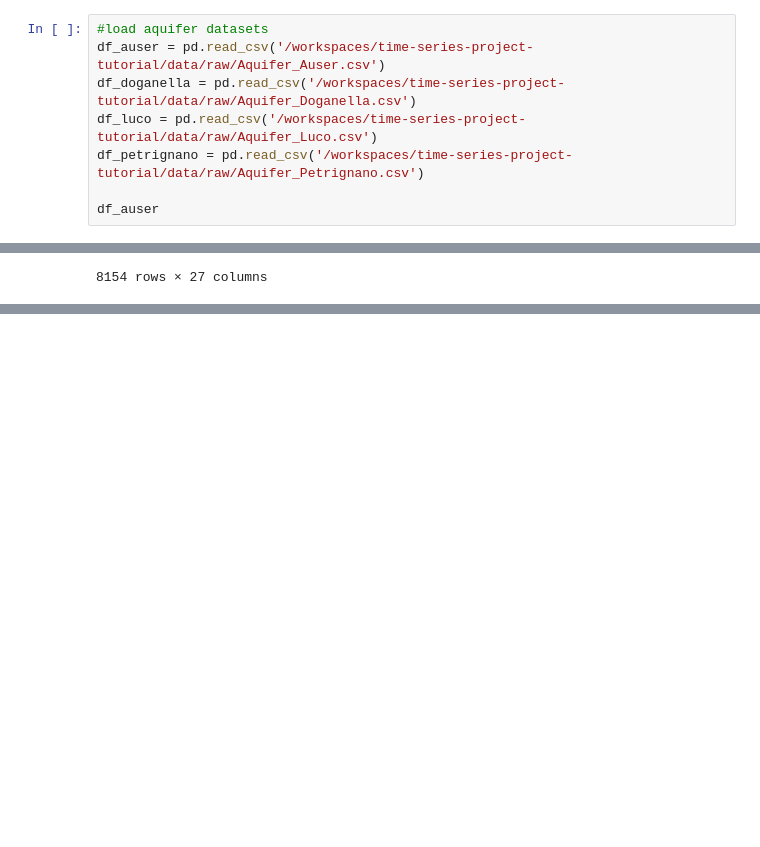
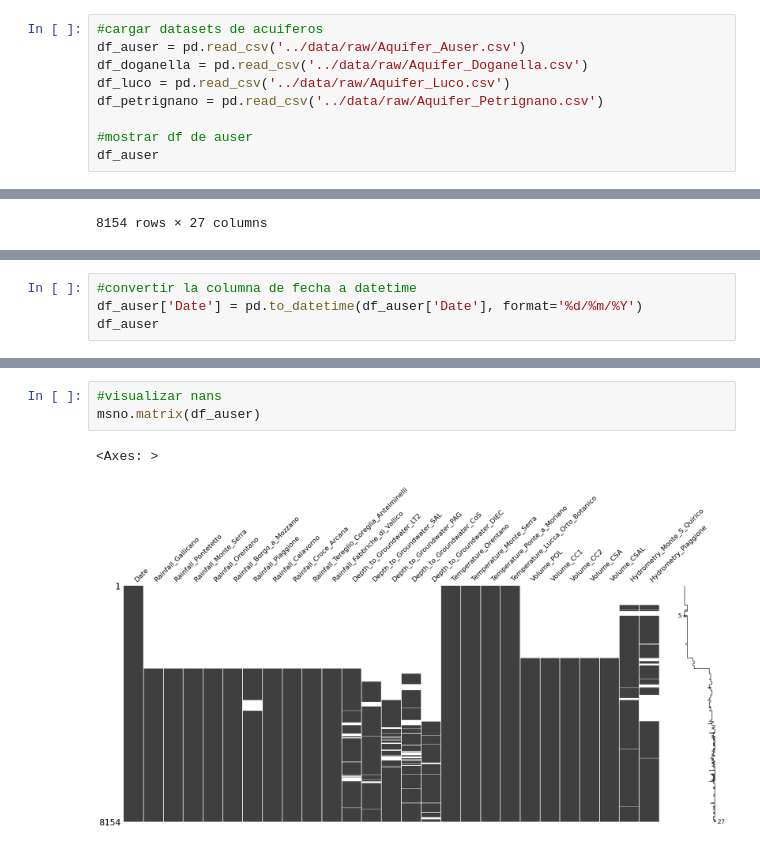
Before and after one commit to jilemp/time-series-project-tutorial, a Jupyter notebook: src/explore.ipynb, the cells around one changed output, grey strips where cells are left out. Cells and saved outputs as stored; diff of their text form; blank space fills up the shorter version.

```diff
--- a/src/explore.ipynb
+++ b/src/explore.ipynb
@@ -8,10 +20,11 @@ import matplotlib.pyplot as plt
 # %%
-#load aquifer datasets
-df_auser = pd.read_csv('/workspaces/time-series-project-tutorial/data/raw/Aquifer_Auser.csv')
-df_doganella = pd.read_csv('/workspaces/time-series-project-tutorial/data/raw/Aquifer_Doganella.csv')
-df_luco = pd.read_csv('/workspaces/time-series-project-tutorial/data/raw/Aquifer_Luco.csv')
-df_petrignano = pd.read_csv('/workspaces/time-series-project-tutorial/data/raw/Aquifer_Petrignano.csv')
+#cargar datasets de acuiferos
+df_auser = pd.read_csv('../data/raw/Aquifer_Auser.csv')
+df_doganella = pd.read_csv('../data/raw/Aquifer_Doganella.csv')
+df_luco = pd.read_csv('../data/raw/Aquifer_Luco.csv')
+df_petrignano = pd.read_csv('../data/raw/Aquifer_Petrignano.csv')
 
+#mostrar df de auser
 df_auser
 # %% [output]
 |  | Date | Rainfall_Gallicano | Rainfall_Pontetetto | Rainfall_Monte_Serra | Rainfall_Orentano | ... |
@@ -29,0 +64,4 @@ df_auser
+# %%
+#convertir la columna de fecha a datetime
+df_auser['Date'] = pd.to_datetime(df_auser['Date'], format='%d/%m/%Y')
+df_auser
@@ -29,0 +82,6 @@ df_auser
+# %%
+#visualizar nans
+msno.matrix(df_auser)
+# %% [output]
+<Axes: >
+[figure, added]
```
Also changed, not shown: parts of 19 cells of this notebook, 1 other file.
